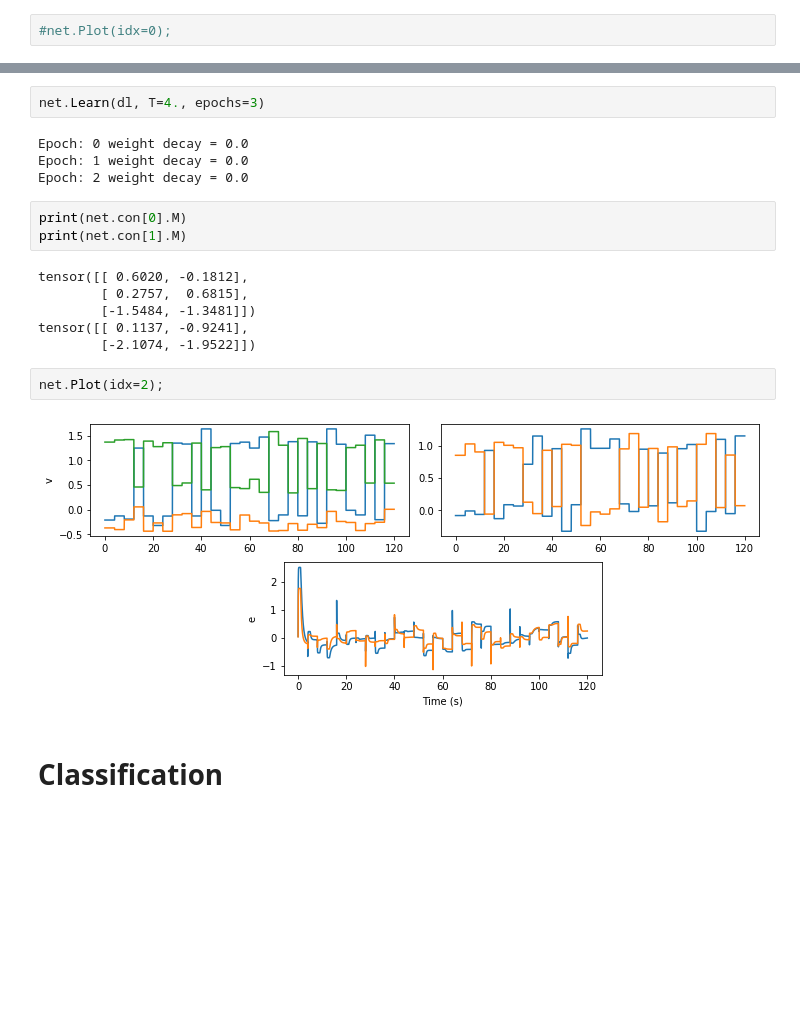
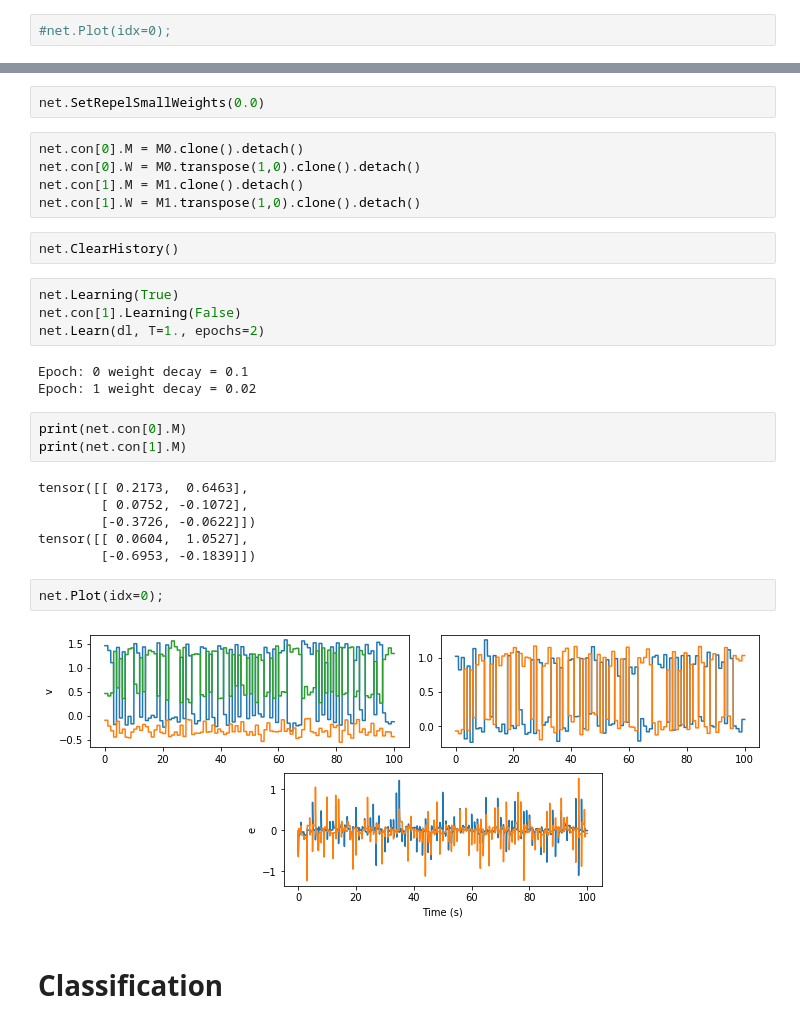
Before and after one commit to jorchard/pc_network, a Jupyter notebook: full_learning.ipynb, the cells around one changed output, grey strips where cells are left out. Saved outputs shown, nothing was run; the diff lists cells and outputs as text; blank space fills up the shorter version.

```diff
--- a/full_learning.ipynb
+++ b/full_learning.ipynb
@@ -153,22 +183,32 @@ tensor([[ 0.1137, -0.9241],
+# %%
+net.SetRepelSmallWeights(0.0)
+# %%
+net.con[0].M = M0.clone().detach()
+net.con[0].W = M0.transpose(1,0).clone().detach()
+net.con[1].M = M1.clone().detach()
+net.con[1].W = M1.transpose(1,0).clone().detach()
+# %%
+net.ClearHistory()
 # %%
-net.Learn(dl, T=4., epochs=3)
+net.Learning(True)
+net.con[1].Learning(False)
+net.Learn(dl, T=1., epochs=2)
 # %% [output]
-Epoch: 0 weight decay = 0.0
-Epoch: 1 weight decay = 0.0
-Epoch: 2 weight decay = 0.0
+Epoch: 0 weight decay = 0.1
+Epoch: 1 weight decay = 0.02
 # %%
 print(net.con[0].M)
 print(net.con[1].M)
 # %% [output]
-tensor([[ 0.6020, -0.1812],
-        [ 0.2757,  0.6815],
-        [-1.5484, -1.3481]])
-tensor([[ 0.1137, -0.9241],
-        [-2.1074, -1.9522]])
+tensor([[ 0.2173,  0.6463],
+        [ 0.0752, -0.1072],
+        [-0.3726, -0.0622]])
+tensor([[ 0.0604,  1.0527],
+        [-0.6953, -0.1839]])
 # %%
-net.Plot(idx=2);
+net.Plot(idx=0);
 # %% [output]
-[figure, old version]
+[figure, new version]
 # %% [markdown]
 # Classification
 # %%
```
Also changed, not shown: parts of 11 cells of this notebook, 3 other files.
